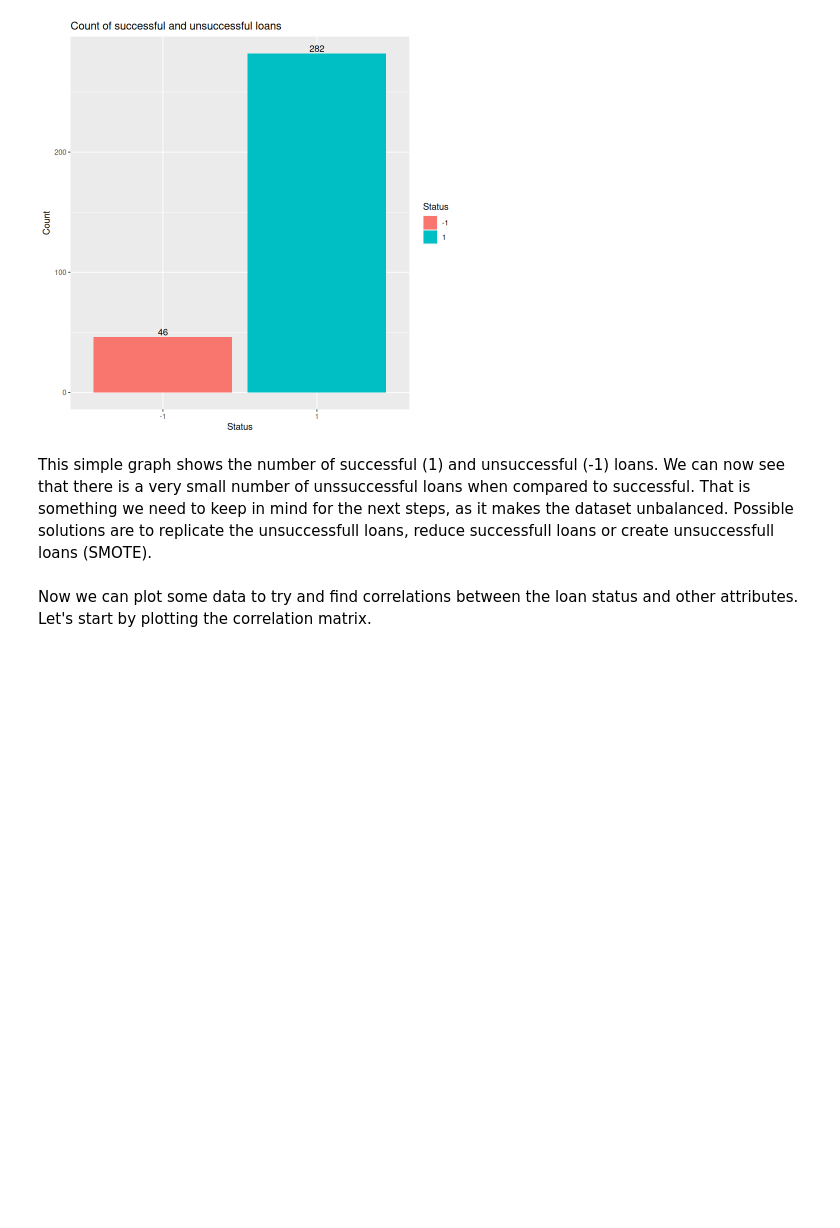
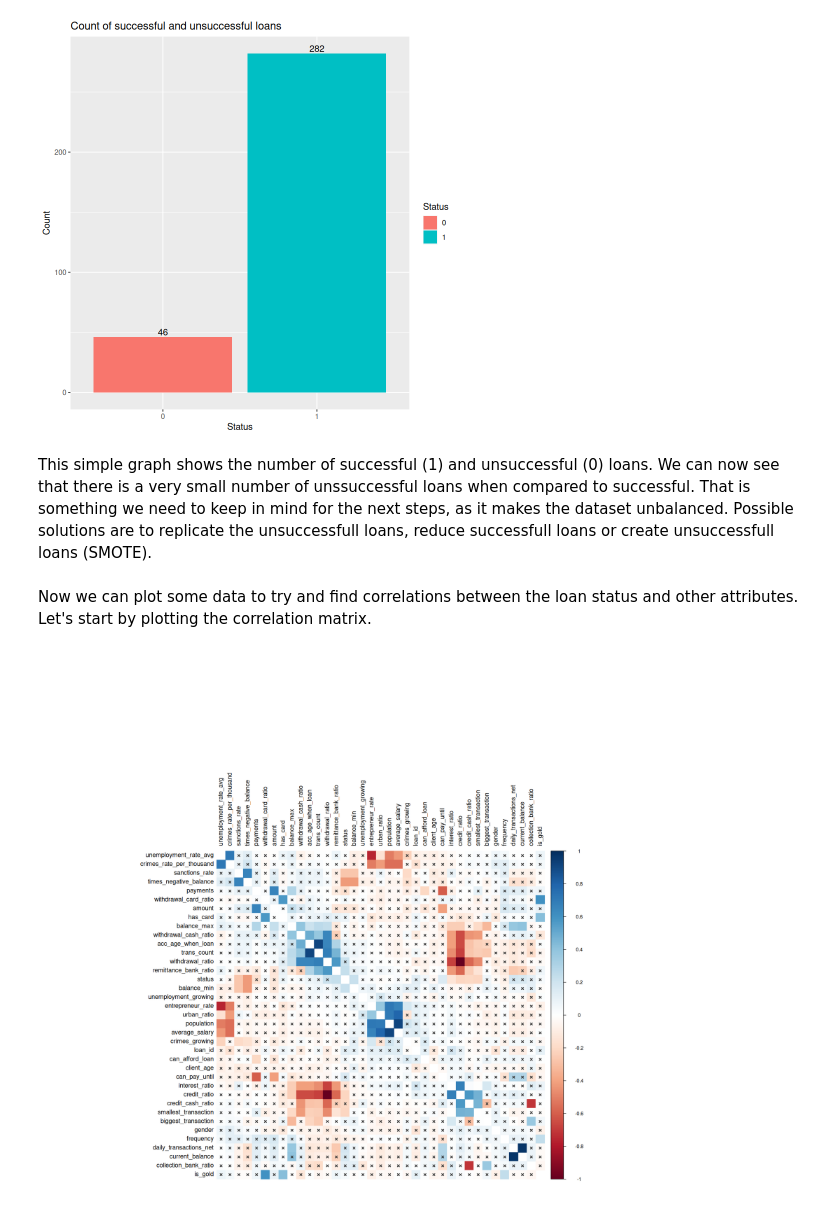
Before and after one commit to 1Krypt0/FEUP-AC-PROJ, a Jupyter notebook: docs/data-understanding.ipynb, the cells around one changed output. Saved outputs shown, nothing was run; the diff lists cells and outputs as text; code cells hidden in the pictures; blank space fills up the shorter version.

Commit message:
Add graphs to understanding notebook

```diff
--- a/docs/data-understanding.ipynb
+++ b/docs/data-understanding.ipynb
@@ -47,6 +63,6 @@ ggplot(loan_frq, aes(x=as.factor(status), y=n, fill=as.factor(status))) +
 # %% [output]
 [figure]
 # %% [markdown]
-This simple graph shows the number of successful (1) and unsuccessful (-1) loans. We can now see that there is a very small number of unssuccessful loans when compared to successful. That is something we need to keep in mind for the next steps, as it makes the dataset unbalanced. Possible solutions are to replicate the unsuccessfull loans, reduce successfull loans or create unsuccessfull loans (SMOTE).
+This simple graph shows the number of successful (1) and unsuccessful (0) loans. We can now see that there is a very small number of unssuccessful loans when compared to successful. That is something we need to keep in mind for the next steps, as it makes the dataset unbalanced. Possible solutions are to replicate the unsuccessfull loans, reduce successfull loans or create unsuccessfull loans (SMOTE).
 # %% [markdown]
 Now we can plot some data to try and find correlations between the loan status and other attributes. Let's start by plotting the correlation matrix.
@@ -58,0 +69,15 @@ testRes <- cor.mtest(data_cor, conf.level = 0.95)
+# %%
+data_cor <- data %>%
+    select_if(is.numeric) %>%
+    cor(.)
+
+testRes <- cor.mtest(data_cor, conf.level = 0.95)
+
+options(repr.plot.width=15, repr.plot.height=15)
+## add significant level stars
+corrplot(data_cor, p.mat = testRes$p, method = 'color', diag = FALSE,
+         sig.level = c(0.001, 0.01, 0.05), pch.cex = 0.7,
+         insig = 'pch', pch.col = 'grey20', order = 'AOE', tl.col="black")
+options(repr.plot.width=7, repr.plot.height=7)
+# %% [output]
+[figure, added]
```
Also changed, not shown: parts of 8 cells of this notebook.
